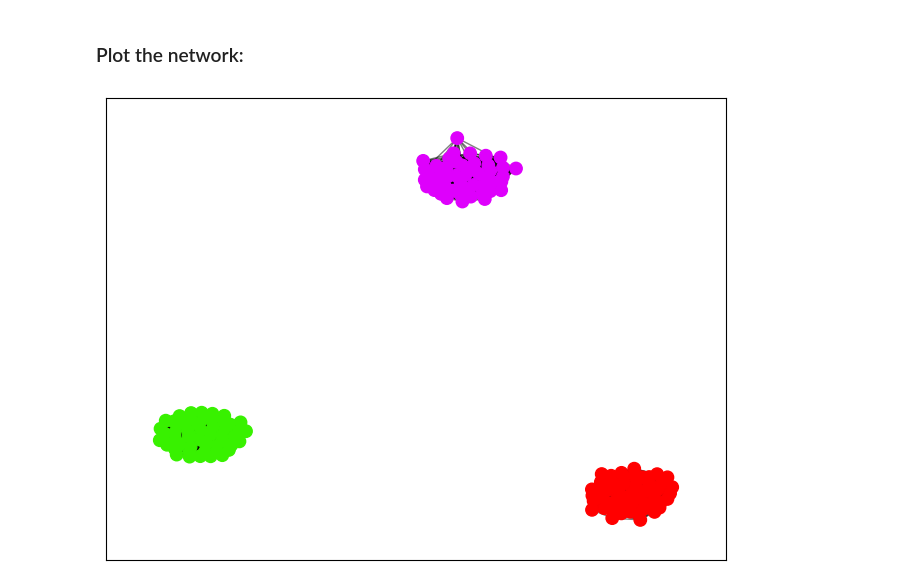
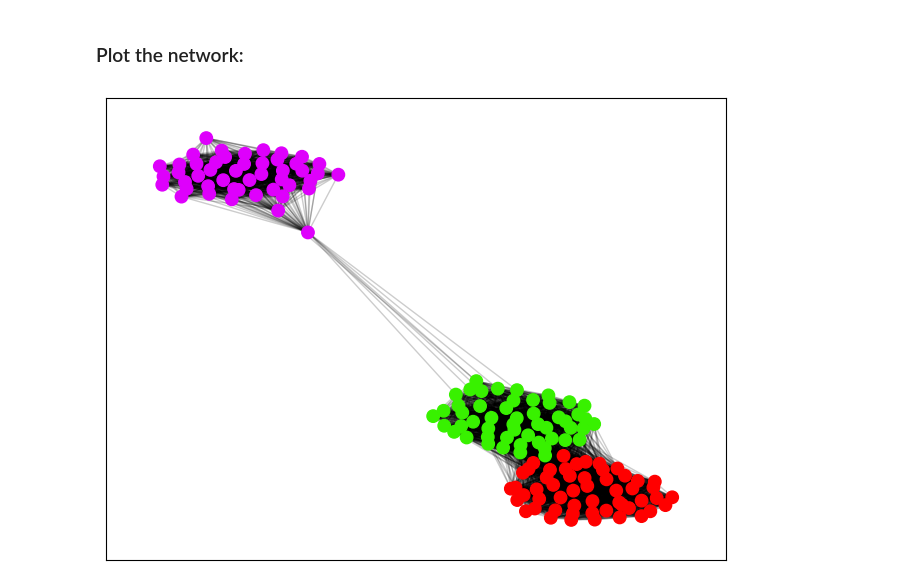
Before and after one commit to KrishanuZ/Behavioral-Homophily-Network, a Jupyter notebook: 02-Notebooks/02-wiring.ipynb, the cells around one changed output. Drawn from its saved outputs; the diff is of its cells as text; code cells hidden in the pictures.

Commit message:
refact: Change threshold to `0.915`

```diff
--- a/02-Notebooks/02-wiring.ipynb
+++ b/02-Notebooks/02-wiring.ipynb
@@ -28,7 +28,7 @@ G = nx.Graph()
 
 num_nodes = len(node_labels)
 # print(num_nodes)
-similarity_threshold = 0.90 # A hardcoded threshold for now
+similarity_threshold = 0.915 # A hardcoded threshold for now
 
 # Adding nodes to the graph
 for i in range(0, num_nodes):
@@ -48,16 +48,16 @@ for i in range(num_nodes):
 # %%
 
 plt.figure(figsize=(8, 6))
 
 pos = nx.spring_layout(G, seed=42)  # The engine which pulls the connected node together
 
 color = [
     "#ff0000" if label == 0 else "#de00fc" if label == 1 else "#38F100" for label in node_labels
 ]
 
 nx.draw_networkx_nodes(G, pos, node_color=color, node_size=80)
-nx.draw_networkx_edges(G, pos, alpha=0.5)
+nx.draw_networkx_edges(G, pos, alpha=0.2)
 
 plt.show()
 # %% [output]
-[figure, old version]
+[figure, new version]
```
Also changed, not shown: parts of 1 cell of this notebook.
